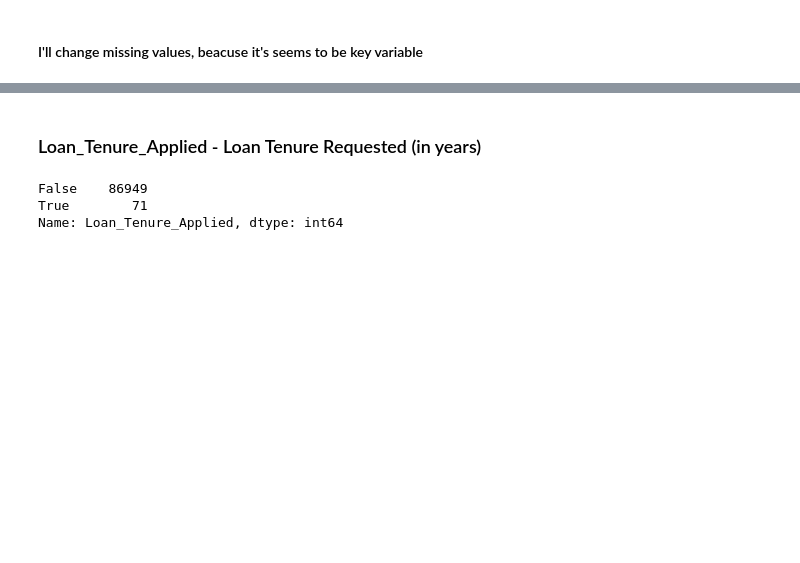
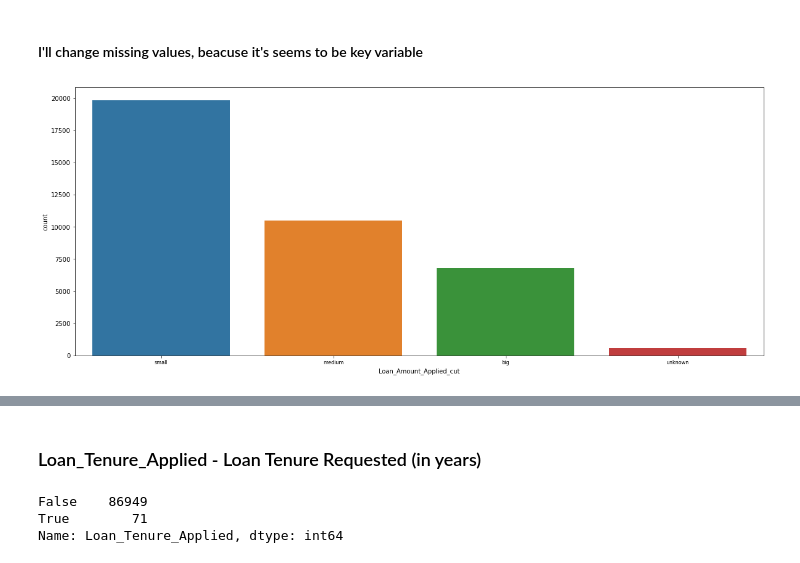
Before and after one commit to agomolka/AutomateDealingWithImbalance, a Jupyter notebook: main.ipynb, the cells around one changed output, grey strips where cells are left out. Cells and saved outputs as stored; diff of their text form; code cells hidden in the pictures; blank space fills up the shorter version.

```diff
--- a/main.ipynb
+++ b/main.ipynb
@@ -513,5 +524,15 @@ Name: Loan_Amount_Applied_cut, dtype: int64
 # %% [markdown]
 #### I'll change missing values, beacuse it's seems to be key variable
 # %%
-train_set['Loan_Amount_Applied_cut'] = train_set['Loan_Amount_Applied_cut'].replace(np.nan, 'unknown')
-test_set['Loan_Amount_Applied_cut'] = test_set['Loan_Amount_Applied_cut'].replace(np.nan, 'unknown')
+train_set['Loan_Amount_Applied_cut'] = train_set['Loan_Amount_Applied_cut'].cat.add_categories('unknown')
+test_set['Loan_Amount_Applied_cut'] = test_set['Loan_Amount_Applied_cut'].cat.add_categories('unknown')
+train_set['Loan_Amount_Applied_cut'].fillna("unknown", inplace = True)
+test_set['Loan_Amount_Applied_cut'].fillna("unknown", inplace = True)
+# %%
+fig = plt.figure(figsize=(20,8))
+ax = fig.add_subplot(111)
+plt.rc('xtick',labelsize=8)
+sns.countplot(x = "Loan_Amount_Applied_cut", data = test_set)
+plt.show()
+# %% [output]
+[figure, added]
```
Also changed, not shown: parts of 6 cells of this notebook.
